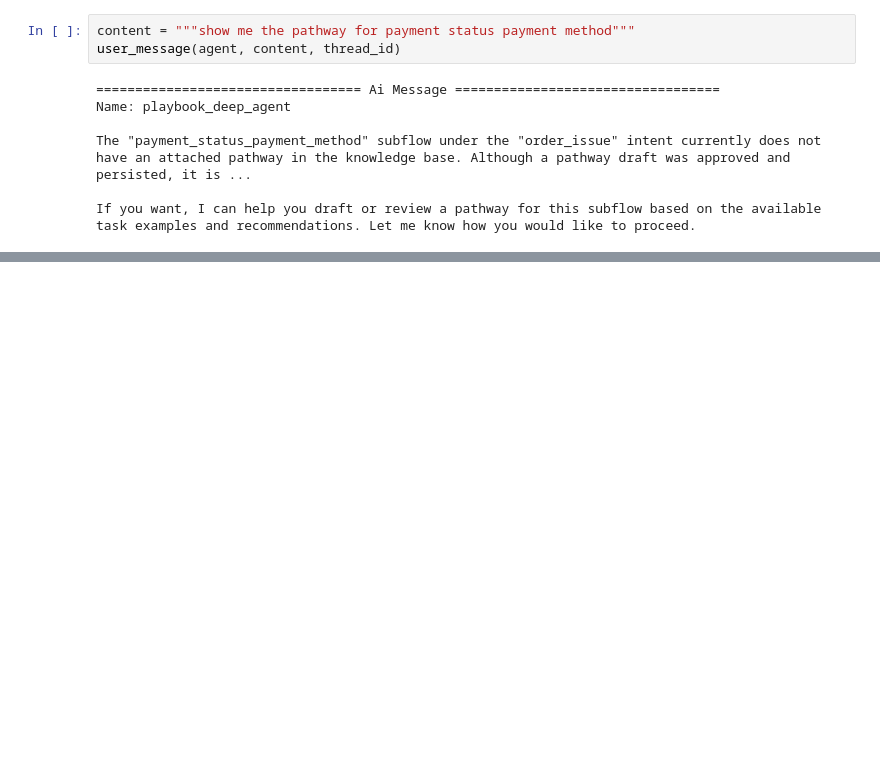
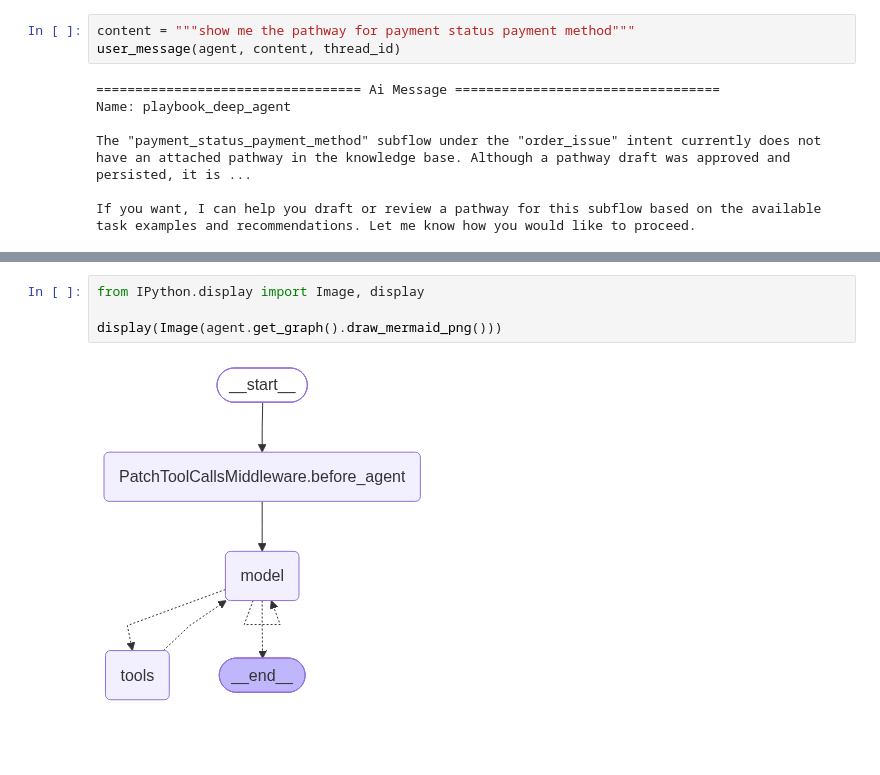
Before and after one commit to doc1000/fresh-skills, a Jupyter notebook: scratch_deep_agent_working.ipynb, the cells around one changed output, grey strips where cells are left out. Cells and saved outputs as stored; diff of their text form; blank space fills up the shorter version.

```diff
--- a/scratch_deep_agent_working.ipynb
+++ b/scratch_deep_agent_working.ipynb
@@ -373,0 +387,6 @@ If you want, I can help you draft or review a pathway for this subflow based on
+# %%
+from IPython.display import Image, display
+
+display(Image(agent.get_graph().draw_mermaid_png()))
+# %% [output]
+[figure, added]
```
Also changed, not shown: parts of 14 cells of this notebook, 15 other files.
